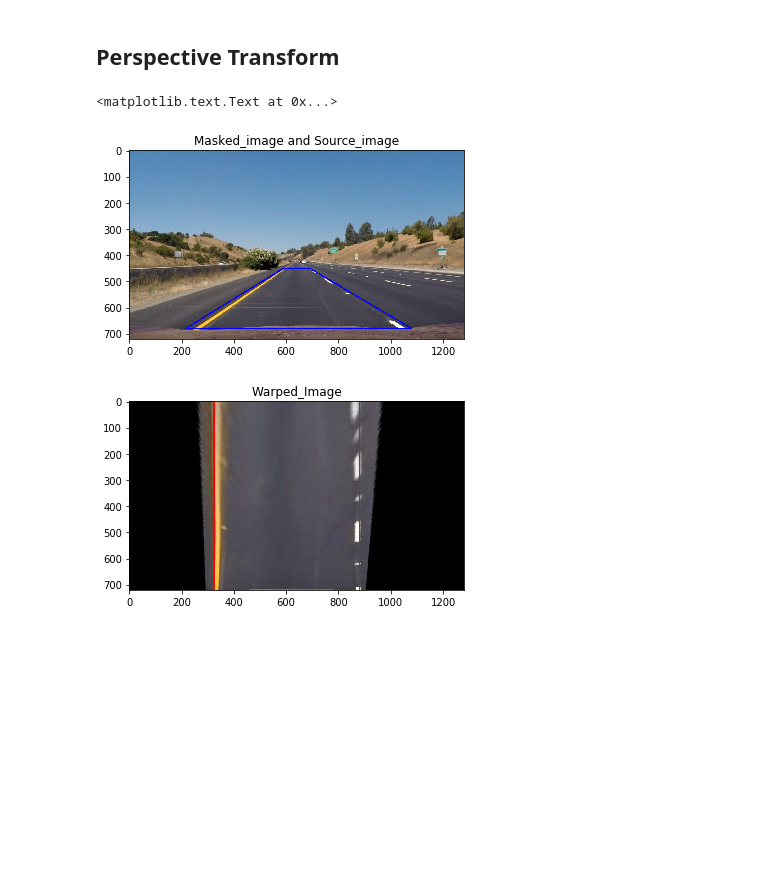
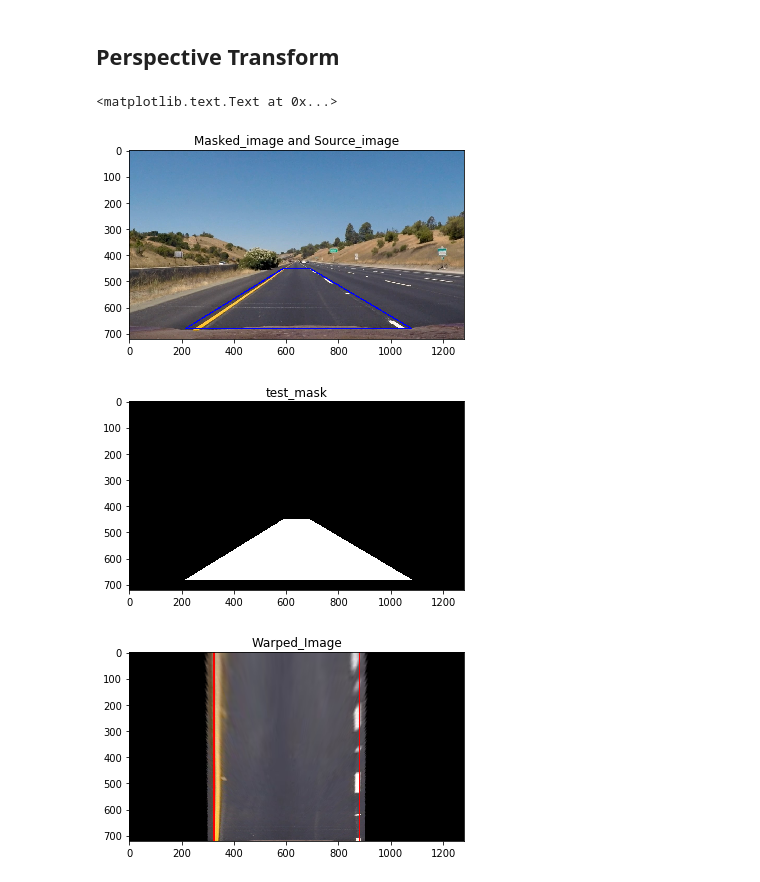
Before and after one commit to OwenHua666/CarND-Advanced-Lane-Lines, a Jupyter notebook: Advanced_Lane_Detection_Notebook.ipynb, the cells around one changed output. Saved outputs shown, nothing was run; the diff lists cells and outputs as text; code cells hidden in the pictures; blank space fills up the shorter version.

```diff
--- a/Advanced_Lane_Detection_Notebook.ipynb
+++ b/Advanced_Lane_Detection_Notebook.ipynb
@@ -179,48 +179,50 @@ def region_of_interest(img, vertices):
     """
     #defining a blank mask to start with
     mask = np.zeros_like(img)
-
     #defining a 3 channel or 1 channel color to fill the mask with depending on the input image
     if len(img.shape) > 2:
         channel_count = img.shape[2]  # i.e. 3 or 4 depending on your image
         ignore_mask_color = (255,) * channel_count
     else:
         ignore_mask_color = 255
-
     #filling pixels inside the polygon defined by "vertices" with the fill color
     cv2.fillPoly(mask, vertices, ignore_mask_color)
 
     #returning the image only where mask pixels are nonzero
+    plt.figure()
+    plt.title('test_mask')
+    plt.imshow(mask,cmap='gray')
     masked_image = cv2.bitwise_and(img, mask)
     return masked_image
 
 
 mask_draw_image = mask(image,x1,x2,x3,x4,y1,y2,y3,y4)
 plt.imshow(cv2.cvtColor(mask_draw_image,cv2.COLOR_BGR2RGB))
 plt.title("Masked_image and Source_image")
 src = np.float32([(x1,y1), (x2,y2), (x3,y3), (x4,y4)])
 
 vertices = np.array([[(x1,y1), (x2,y2), (x3,y3), (x4,y4)]], dtype=np.int32)
 masked_image = region_of_interest(image, vertices)
 def pers_trans(image, src, offset, img_size):
         dst = np.float32([[300, img_size[1]],[300, 0], [900, 0], [900, img_size[1]]])
         # Given src and dst points, calculate the perspective transform matrix
         M = cv2.getPerspectiveTransform(src, dst)
         # Warp the image using OpenCV warpPerspective()
         warped = cv2.warpPerspective(image, M, img_size)
         # Return the resulting image and matrix
         return warped, M
 
 warped_image, M = pers_trans(masked_image, src, offset, img_size)
 cv2.line(warped_image, (300+25,img_size[1]), (300+25, 0), [0, 0, 255], 5)
 cv2.line(warped_image, (900-20, img_size[1]), (900-20, 0), [0, 0, 255], 5)
 plt.figure()
 warped_image = cv2.cvtColor(warped_image, cv2.COLOR_BGR2RGB)
 plt.imshow(warped_image)
 plt.title('Warped_Image')
 # %% [output]
 <matplotlib.text.Text at 0x...>
 [figure]
-[figure, old version]
+[figure, new version]
+[figure, added]
 # %%
 # Show a curved lane image and its warped version
```
Also changed, not shown: parts of 15 cells of this notebook, 9 other files.
